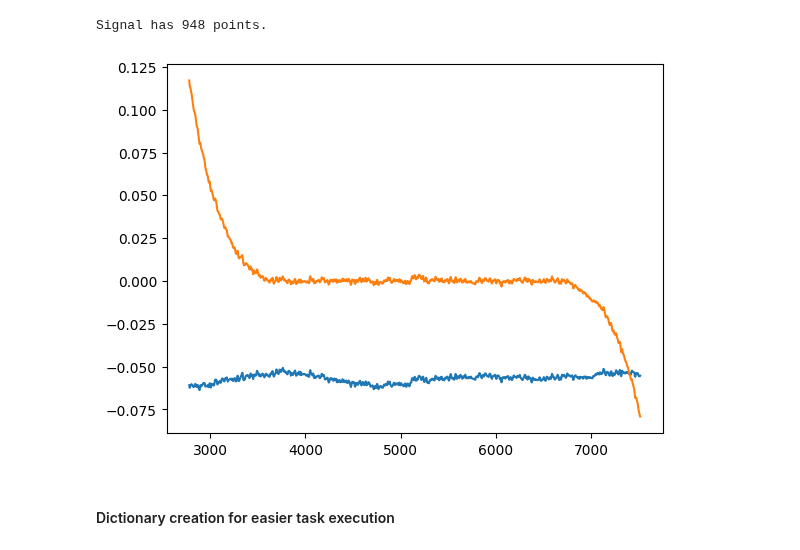
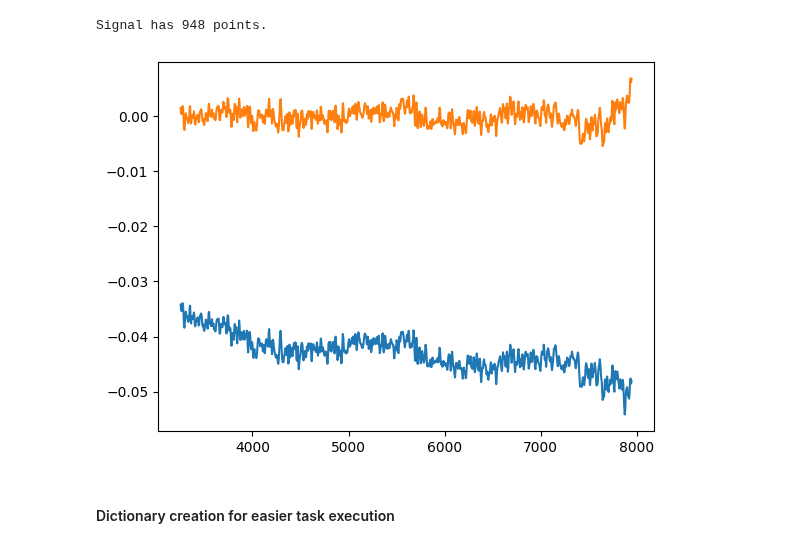
Before and after one commit to Astro-Beam/ASTRO, a Jupyter notebook: Classic Methods/HlMANGA_analysis/data_analysis.ipynb, the cells around one changed output. Cells and saved outputs as stored; diff of their text form; code cells hidden in the pictures.

```diff
--- a/Classic Methods/HlMANGA_analysis/data_analysis.ipynb
+++ b/Classic Methods/HlMANGA_analysis/data_analysis.ipynb
@@ -34,20 +24,20 @@ print(f"Signal has {num_points} points.")
 # %% [output]
 Signal has 948 points.
 # %%
-file = 'mangaHI-7972-3701.csv'
+file = 'mangaHI-7443-1901.csv'
 
 timeSeries = pd.read_csv(file, names = ('vHI','fHI', 'fBHI'))
 
 time = timeSeries[22:-1].copy()
 time[['vHI','fHI','fBHI']] = time['vHI'].str.split(expand=True)
 time = time.reset_index(drop=True).astype(float)
 
 plt.plot(time['vHI'], time['fBHI'])
 plt.plot(time['vHI'], time['fHI'])
 
 plt.show()
 # %% [output]
-[figure, old version]
+[figure, new version]
 # %% [markdown]
 #### Dictionary creation for easier task execution
 # %%
```
Also changed, not shown: parts of 21 cells of this notebook.
